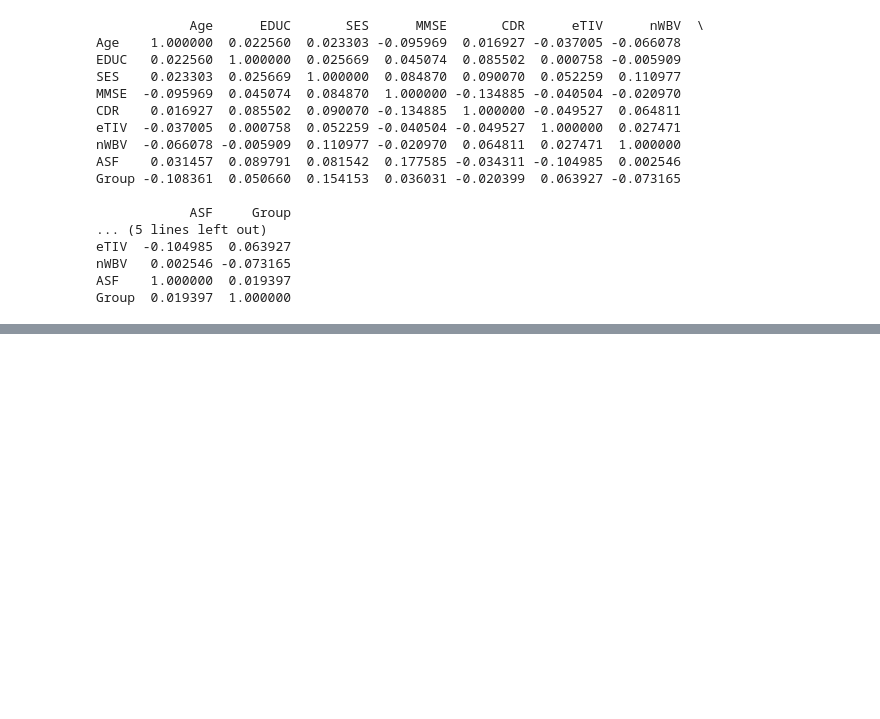
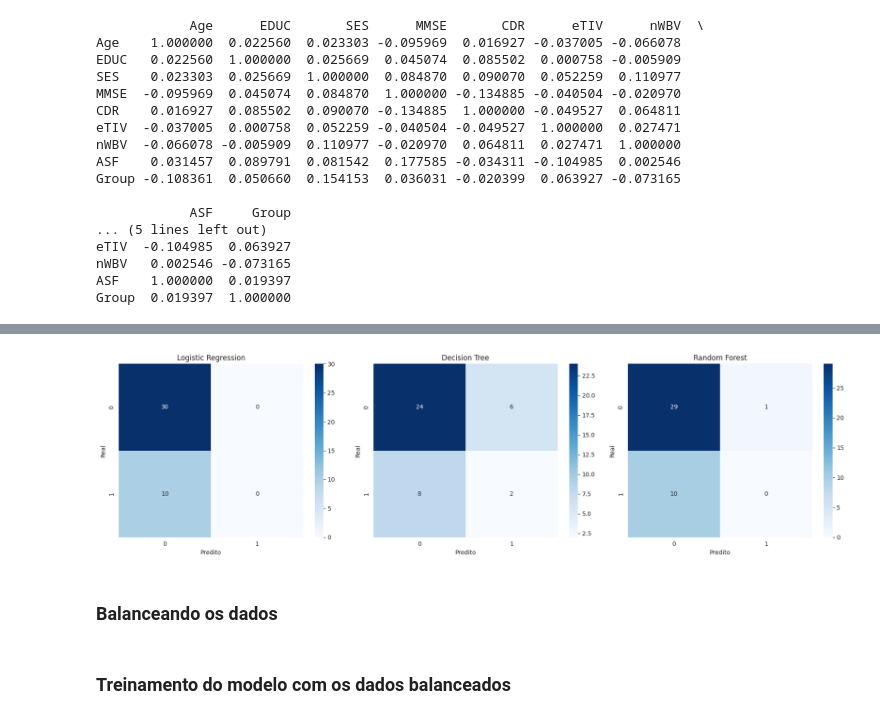
Before and after one commit to devLarissaRodrigues/WoMakersCode-DataAnalytics-DesafiosEmSquad, a Jupyter notebook: Desafio6_completo_em_squad.ipynb, the cells around one changed output, grey strips where cells are left out. Cells and saved outputs as stored; diff of their text form; code cells hidden in the pictures; blank space fills up the shorter version.

```diff
--- a/Desafio6_completo_em_squad.ipynb
+++ b/Desafio6_completo_em_squad.ipynb
@@ -170,0 +285,22 @@ Group  0.019397  1.000000
+# %%
+from sklearn.metrics import confusion_matrix
+
+models = {
+    'Logistic Regression': y_pred_lr,
+    'Decision Tree': y_pred_tree,
+    'Random Forest': y_pred_rf
+}
+
+fig, axes = plt.subplots(1, 3, figsize=(18, 5))
+for ax, (name, y_pred) in zip(axes, models.items()):
+    cm = confusion_matrix(y_test, y_pred)
+    sns.heatmap(cm, annot=True, fmt='d', cmap='Blues', ax=ax)
+    ax.set_title(name)
+    ax.set_xlabel('Predito')
+    ax.set_ylabel('Real')
+plt.tight_layout()
+plt.show()
+# %% [output]
+[figure, added]
+# %% [markdown]
+### Balanceando os dados
@@ -170,0 +330,2 @@ Group  0.019397  1.000000
+# %% [markdown]
+### Treinamento do modelo com os dados balanceados
```
Also changed, not shown: parts of 8 cells of this notebook.
